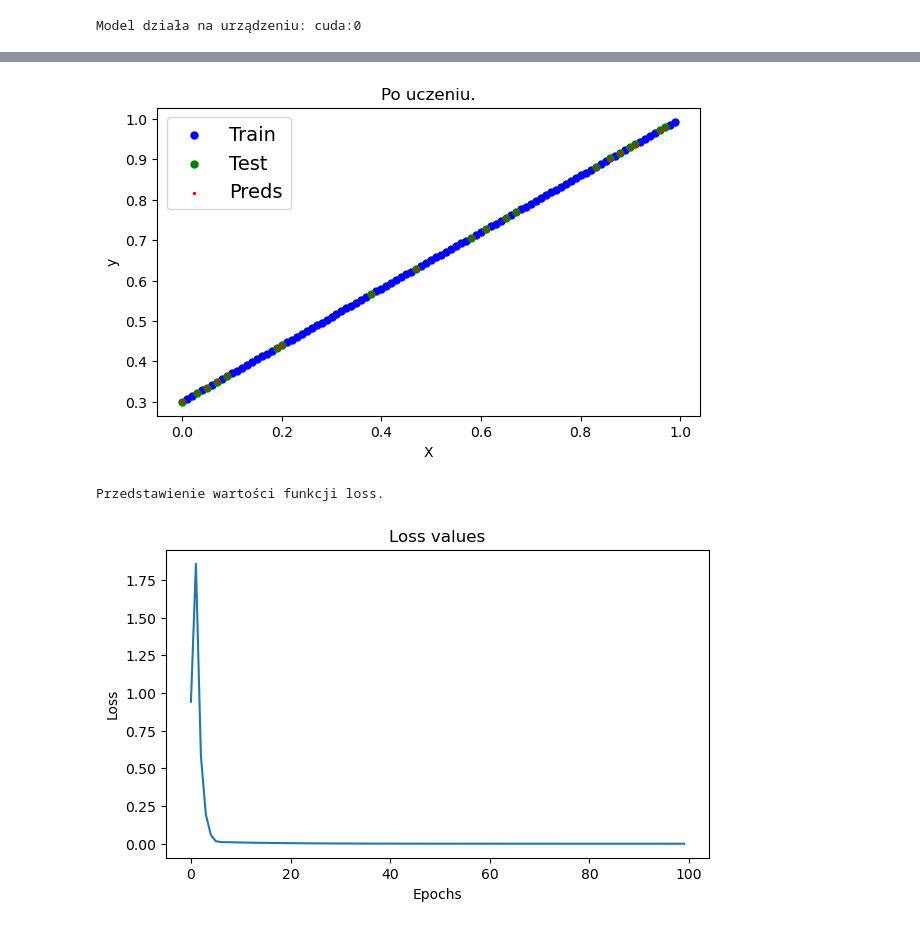
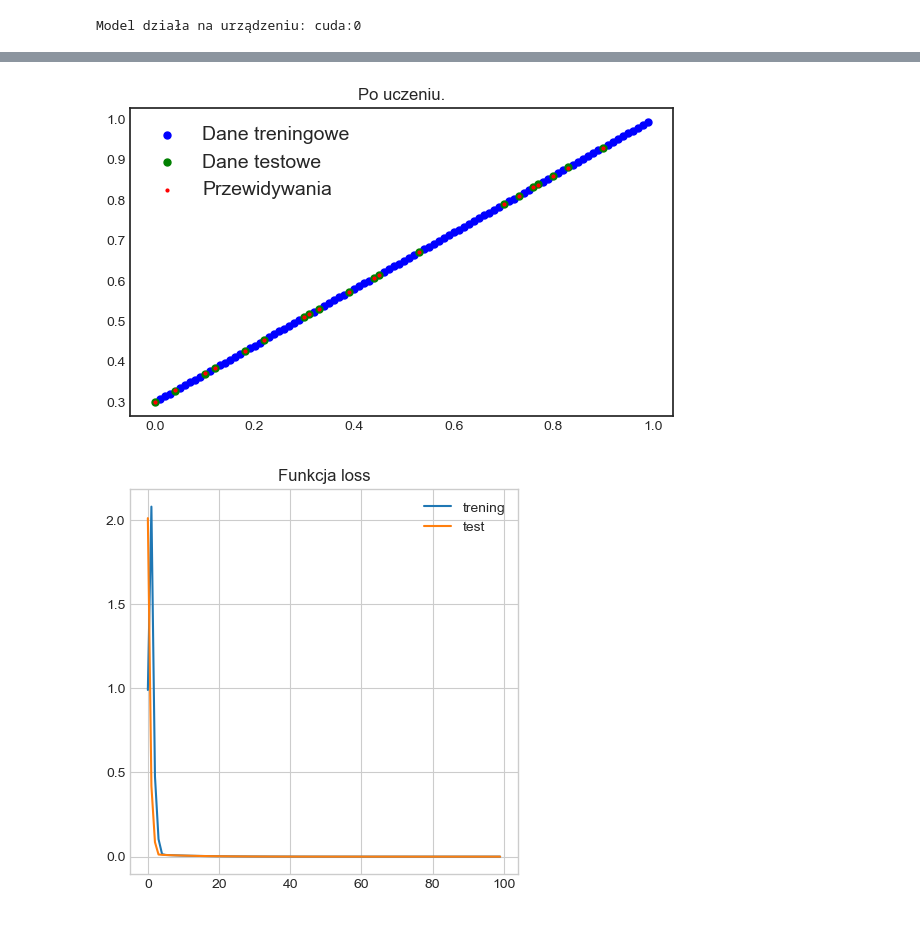
Before and after one commit to DamianPodrazaCode/Python_code, a Jupyter notebook: PyTorch_JN/05_linear_regression_all_in_one.ipynb, the cells around one changed output, grey strips where cells are left out. Drawn from its saved outputs; the diff is of its cells as text; code cells hidden in the pictures.

Commit message:
Update 05_linear_regression_all_in_one.ipynb, 06_Binary_Classification_all_in_one.ipynb, and helper_functions.py

```diff
--- a/PyTorch_JN/05_linear_regression_all_in_one.ipynb
+++ b/PyTorch_JN/05_linear_regression_all_in_one.ipynb
@@ -1,30 +1,20 @@
 # %%
+# CELE
+
 import torch
 from torch import nn
 import numpy as np
 import matplotlib.pyplot as plt
 from sklearn.model_selection import train_test_split
+from helper_functions import plot_predictions, plot_decision_boundary, accuracy_fn, set_seeds, plot_loss_curves
 
 device = 'cuda' if torch.cuda.is_available() else 'cpu'
 # device = 'cpu'
 
 # ---------------------------------------------------------------------------------------------
-def plot_prediction(X_train=None, y_train=None, X_test=None, y_test=None, y_preds=None, title=''):
-    plt.figure(figsize=(7, 4))
-    plt.scatter(X_train.cpu(), y_train.cpu(), c='b', s=25, label="Train")
-    plt.scatter(X_test.cpu(), y_test.cpu(), c='g', s=25, label="Test")
-    if y_preds is not None:
-        plt.scatter(X_test.cpu(), y_preds.cpu(), c='r', s=2, label="Preds")
-    plt.title(title)
-    plt.ylabel('y')
-    plt.xlabel('X')
-    plt.legend(prop={'size':14})
-    plt.show();
-
-# ---------------------------------------------------------------------------------------------
 def plot_loss_values(epoch_count=None, loss_values=None):
     plt.figure(figsize=(7, 4))
-    plt.plot(epoch_count, np.array(torch.tensor(loss_values).cpu().numpy()))
+    plt.plot(epoch_count, loss_values)
     plt.title('Loss values')
     plt.ylabel('Loss')
     plt.xlabel('Epochs')
@@ -39,7 +29,7 @@ y = a * X + b
 
 # ---------------------------------------------------------------------------------------------
 # rozdzielenie danych na treningowe i testowe
-X_train, X_test, y_train, y_test = train_test_split(X, y, test_size=0.2)
+X_train, X_test, y_train, y_test = train_test_split(X, y, test_size=0.2, random_state=42)
 
 # ---------------------------------------------------------------------------------------------
 # klasa modelu
@@ -55,8 +45,7 @@ class ModelNN(nn.Module):
 
 # ---------------------------------------------------------------------------------------------
 # instancja modelu
-torch.manual_seed(42)
-torch.cuda.manual_seed(42)
+set_seeds(42)
 model = ModelNN().to(device)
 
 # ---------------------------------------------------------------------------------------------
@@ -75,7 +64,7 @@ y_test  = y_test.to(device)
 # print(f'Parametry modelu random przed uczeniem: {model.state_dict()} Parametry rzeczywiste: a->{a}, b->{b}')
 with torch.inference_mode():
     y_preds = model(X_test)
-plot_prediction(X_train=X_train, y_train=y_train, X_test=X_test, y_test=y_test, y_preds=y_preds, title='Przed uczeniem.')
+plot_predictions(train_data=X_train, train_labels=y_train, test_data=X_test, test_labels=y_test, predictions=y_preds, title='Przed uczeniem.')
 
 # ---------------------------------------------------------------------------------------------
 # funkcja loss i ustawienie optymilizatora
@@ -87,30 +76,32 @@ optimizer = torch.optim.SGD(params=model.parameters(), lr=0.1)
 # pętla trenowania
 epochs = 100
 epoch_count = []
-loss_values = []
+train_loss_values = []
+test_loss_values = []
 
 for epoch in range(epochs):
+    epoch_count.append(epoch)
+
     model.train() # Ustawienie modułu w trybie treningowym.
     y_pred = model(X_train) # tu się uruchamia funkcja forward
     loss = loss_fn(y_pred, y_train) # obliczenie różnic
     optimizer.zero_grad() # optymalizacja parametrów, Resetuje gradienty wszystkich zoptymalizowanych :class:`torch.Tensor` s.
     loss.backward() # backpropagation, Oblicza gradient tensora aktualnego względem elementów grafu.
     optimizer.step() # Wykonuje pojedynczy krok optymalizacji.
+    train_loss_values.append(loss.cpu().detach().numpy())
 
-    epoch_count.append(epoch)
-    loss_values.append(loss)
+    model.eval()
+    with torch.inference_mode():
+        y_pred = model(X_test)
+        loss = loss_fn(y_pred, y_test) # obliczenie różnic
+        test_loss_values.append(loss.cpu().detach().numpy())
 
-# ---------------------------------------------------------------------------------------------
-# przedstawoenie danych po uczeniu
-# print(f'Parametry modelu po uczeniu: {model.state_dict()} Parametry rzeczywiste: a->{a}, b->{b}')
-model.eval()
-with torch.inference_mode():
-    y_preds = model(X_test)
-plot_prediction(X_train=X_train, y_train=y_train, X_test=X_test, y_test=y_test, y_preds=y_preds, title='Po uczeniu.')
+plot_predictions(train_data=X_train, train_labels=y_train, test_data=X_test, test_labels=y_test, predictions=y_pred, title='Po uczeniu.')
 
+plot_loss_curves({"train_loss": train_loss_values, "train_acc": None, "test_loss": test_loss_values, "test_acc": None})
 # ---------------------------------------------------------------------------------------------
 # przedstawienie wartości funkcji loss
-print(f'Przedstawienie wartości funkcji loss.')
-plot_loss_values(epoch_count=epoch_count, loss_values=loss_values)
+# print(f'Przedstawienie wartości funkcji loss.')
+# plot_loss_values(epoch_count=epoch_count, loss_values=train_loss_values)
 # %% [output]
 Model działa na urządzeniu: cuda:0
@@ -118,3 +109,2 @@ Model działa na urządzeniu: cuda:0
-[figure, old version]
+[figure, new version]
-Przedstawienie wartości funkcji loss.
-[figure, old version]
+[figure, new version]
```
Also changed, not shown: parts of 1 cell of this notebook, 2 other files.
